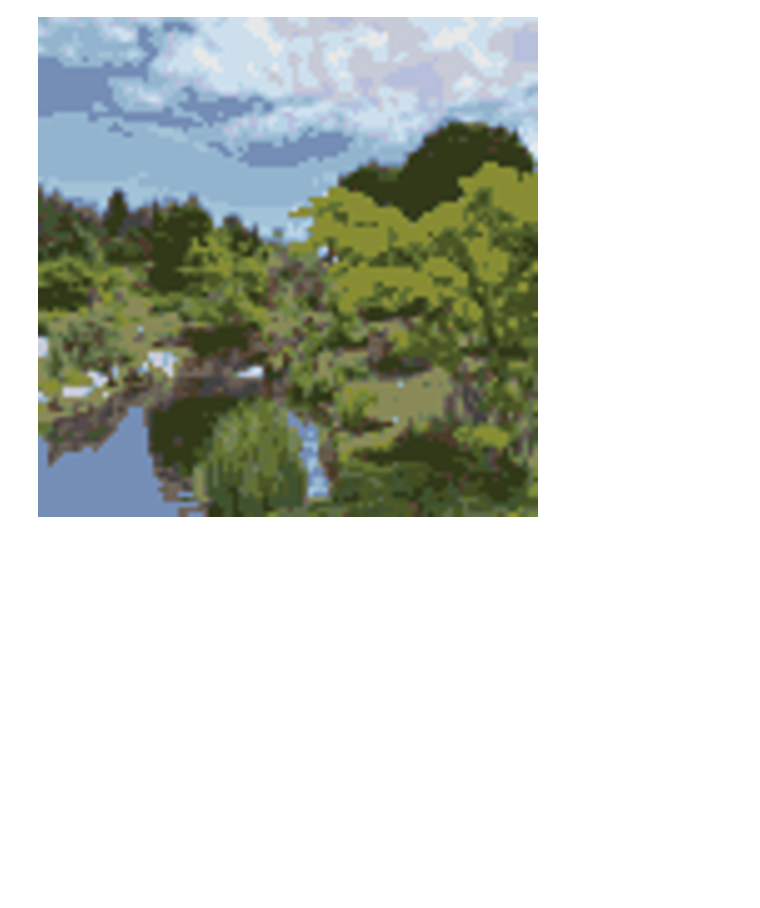
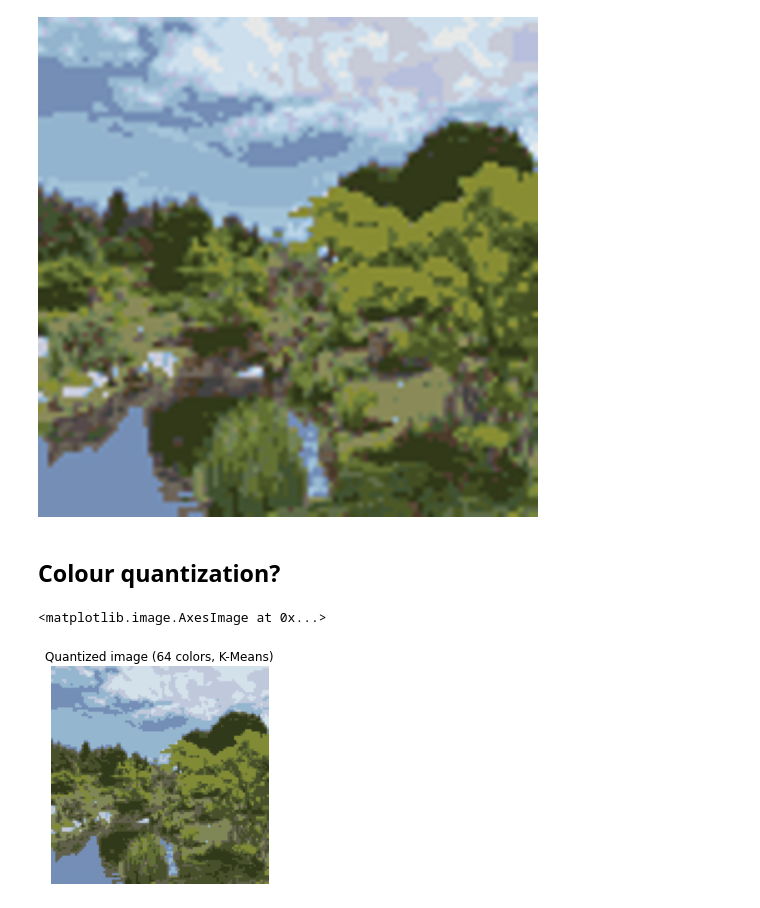
Before and after one commit to barbadosaloe/Dissertation, a Jupyter notebook: try.ipynb, the cells around one changed output. Saved outputs shown, nothing was run; the diff lists cells and outputs as text; code cells hidden in the pictures; blank space fills up the shorter version.

```diff
--- a/try.ipynb
+++ b/try.ipynb
@@ -266,3 +266,5 @@ img_converted = Image.fromarray(img_converted_np)
 img_converted.resize((500, 500))
 # %% [output]
 [figure]
+# %% [markdown]
+## Colour quantization?
@@ -269,3 +279,31 @@ img_converted.resize((500, 500))
+# %%
+def recreate_image(codebook, labels, w, h):
+    """Recreate the (compressed) image from the code book & labels"""
+    d = codebook.shape[1]
+    image = np.zeros((w, h, d))
+    label_idx = 0
+    for i in range(w):
+        for j in range(h):
+            image[i][j] = codebook[labels[label_idx]]
+            label_idx += 1
+    return image
+# %%
+n_colors = 10
+img_converted_np2 = img_converted_np / 255
+w, h, d = original_shape = tuple(img_converted_np2.shape)
+assert d == 3
+image_array = np.reshape(img_converted_np2, (w * h, d))
+image_array_sample = shuffle(image_array, random_state=0)[:1000]
+kmeans = KMeans(n_clusters=n_colors, random_state=0).fit(image_array_sample)
+labels = kmeans.predict(image_array)
+
+plt.clf()
+plt.axis('off')
+plt.title('Quantized image (64 colors, K-Means)')
+plt.imshow(recreate_image(kmeans.cluster_centers_, labels, w, h))
+# %% [output]
+<matplotlib.image.AxesImage at 0x...>
+[figure, added]
 # %% [markdown]
 <a style='text-decoration:none;line-height:16px;display:flex;color:#5B5B62;padding:10px;justify-content:end;' href='https://deepnote.com?utm_source=created-in-deepnote-cell&projectId=768076c7-65ce-42d5-b86d-074f9f75d785' target="_blank">
 <img alt='Created in deepnote.com' style='display:inline;max-height:16px;margin:0px;margin-right:7.5px;' src='embedded-picture-1' > </img>
```
Also changed, not shown: parts of 2 cells of this notebook.
